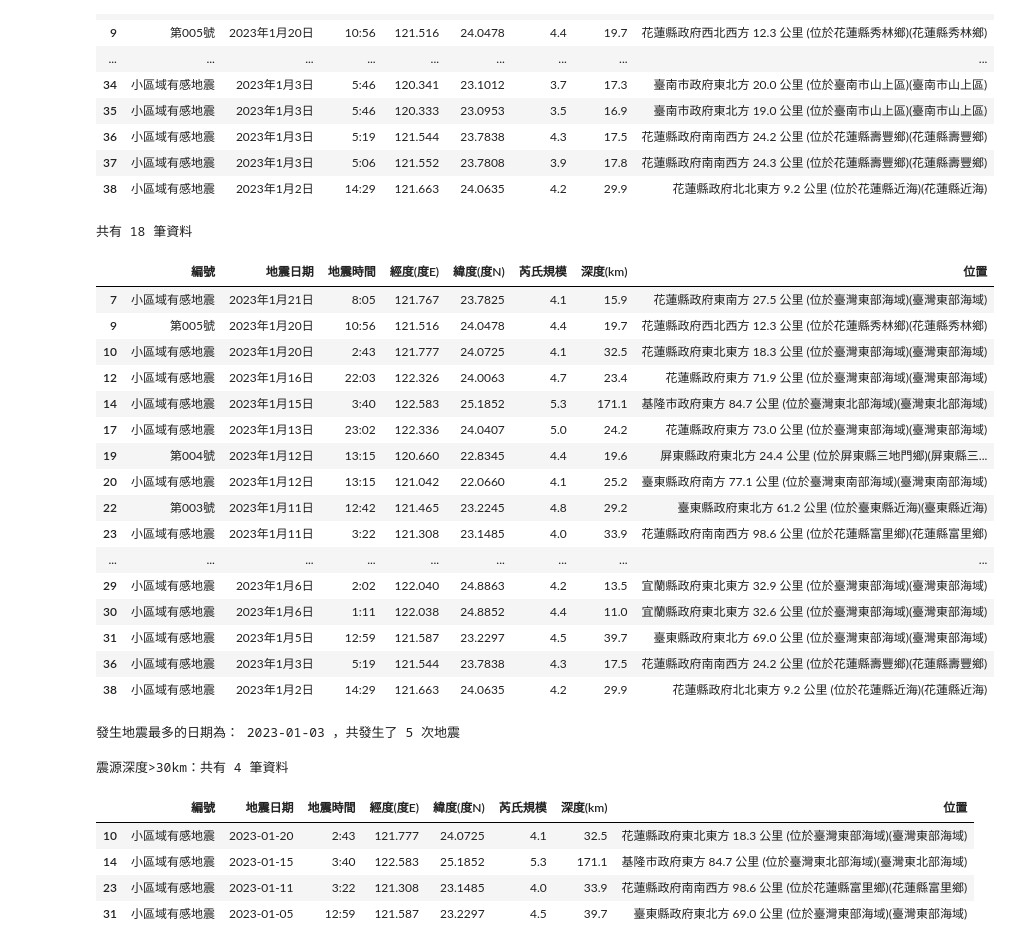
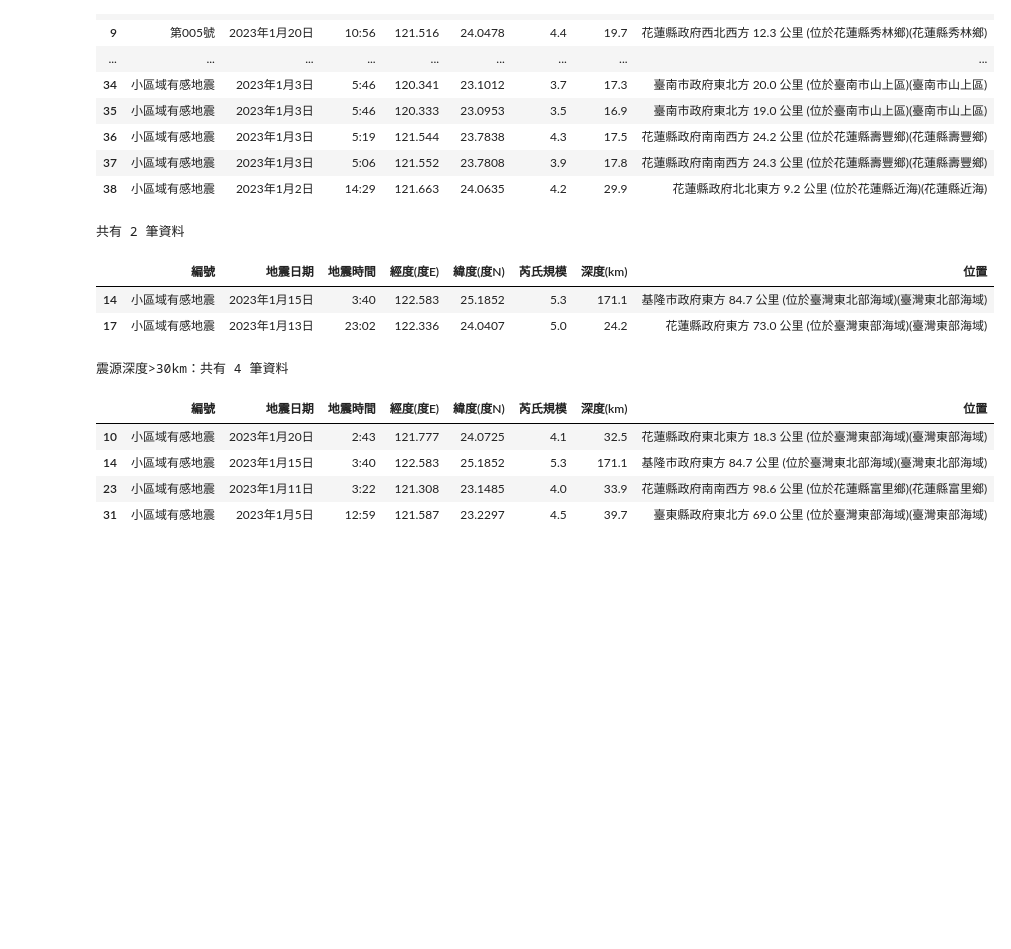
Before and after one commit to kuyuyu/PL, a Jupyter notebook: HW1/HW1.ipynb, the cells around one changed output. Cells and saved outputs as stored; diff of their text form; code cells hidden in the pictures; blank space fills up the shorter version.

```diff
--- a/HW1/HW1.ipynb
+++ b/HW1/HW1.ipynb
@@ -25,60 +25,33 @@ eq
 # %%
 #第一題
 #列出所有芮氏規模大於等於4的資料，並且回答共有幾筆
 
 #使用布林索引篩選資料
-Richter_scale = eq[eq['芮氏規模'] >= 4]
+Richter_scale = eq[eq['芮氏規模'] >= 5]
 
-#所有芮氏規模大於等於4的列數
+#所有芮氏規模大於等於5的列數
 Rs_rows = len(Richter_scale)
 
 print('共有',Rs_rows,'筆資料')
 Richter_scale
 # %% [output]
-共有 18 筆資料
+共有 2 筆資料
 |  | 編號 | 地震日期 | 地震時間 | 經度(度E) | 緯度(度N) | 芮氏規模 | 深度(km) | 位置 |
-| 7 | 小區域有感地震 | 2023年1月21日 | 8:05 | 121.767 | 23.7825 | 4.1 | 15.9 | 花蓮縣政府東南方 27.5 公里 (位於臺灣東部海域)(臺灣東部海域) |
-| 9 | 第005號 | 2023年1月20日 | 10:56 | 121.516 | 24.0478 | 4.4 | 19.7 | 花蓮縣政府西北西方 12.3 公里 (位於花蓮縣秀林鄉)(花蓮縣秀林鄉) |
-| 10 | 小區域有感地震 | 2023年1月20日 | 2:43 | 121.777 | 24.0725 | 4.1 | 32.5 | 花蓮縣政府東北東方 18.3 公里 (位於臺灣東部海域)(臺灣東部海域) |
-| 12 | 小區域有感地震 | 2023年1月16日 | 22:03 | 122.326 | 24.0063 | 4.7 | 23.4 | 花蓮縣政府東方 71.9 公里 (位於臺灣東部海域)(臺灣東部海域) |
 | 14 | 小區域有感地震 | 2023年1月15日 | 3:40 | 122.583 | 25.1852 | 5.3 | 171.1 | 基隆市政府東方 84.7 公里 (位於臺灣東北部海域)(臺灣東北部海域) |
 | 17 | 小區域有感地震 | 2023年1月13日 | 23:02 | 122.336 | 24.0407 | 5.0 | 24.2 | 花蓮縣政府東方 73.0 公里 (位於臺灣東部海域)(臺灣東部海域) |
-| 19 | 第004號 | 2023年1月12日 | 13:15 | 120.660 | 22.8345 | 4.4 | 19.6 | 屏東縣政府東北方 24.4 公里 (位於屏東縣三地門鄉)(屏東縣三... |
-| 20 | 小區域有感地震 | 2023年1月12日 | 13:15 | 121.042 | 22.0660 | 4.1 | 25.2 | 臺東縣政府南方 77.1 公里 (位於臺灣東南部海域)(臺灣東南部海域) |
-| 22 | 第003號 | 2023年1月11日 | 12:42 | 121.465 | 23.2245 | 4.8 | 29.2 | 臺東縣政府東北方 61.2 公里 (位於臺東縣近海)(臺東縣近海) |
-| 23 | 小區域有感地震 | 2023年1月11日 | 3:22 | 121.308 | 23.1485 | 4.0 | 33.9 | 花蓮縣政府南南西方 98.6 公里 (位於花蓮縣富里鄉)(花蓮縣富里鄉) |
-| ... | ... | ... | ... | ... | ... | ... | ... | ... |
-| 29 | 小區域有感地震 | 2023年1月6日 | 2:02 | 122.040 | 24.8863 | 4.2 | 13.5 | 宜蘭縣政府東北東方 32.9 公里 (位於臺灣東部海域)(臺灣東部海域) |
-| 30 | 小區域有感地震 | 2023年1月6日 | 1:11 | 122.038 | 24.8852 | 4.4 | 11.0 | 宜蘭縣政府東北東方 32.6 公里 (位於臺灣東部海域)(臺灣東部海域) |
-| 31 | 小區域有感地震 | 2023年1月5日 | 12:59 | 121.587 | 23.2297 | 4.5 | 39.7 | 臺東縣政府東北方 69.0 公里 (位於臺灣東部海域)(臺灣東部海域) |
-| 36 | 小區域有感地震 | 2023年1月3日 | 5:19 | 121.544 | 23.7838 | 4.3 | 17.5 | 花蓮縣政府南南西方 24.2 公里 (位於花蓮縣壽豐鄉)(花蓮縣壽豐鄉) |
-| 38 | 小區域有感地震 | 2023年1月2日 | 14:29 | 121.663 | 24.0635 | 4.2 | 29.9 | 花蓮縣政府北北東方 9.2 公里 (位於花蓮縣近海)(花蓮縣近海) |
-# %%
-#第二題
-#列出發生最多地震的一天，並且顯示共發生幾次
-
-eq['地震日期'] = pd.to_datetime(eq['地震日期'], format='%Y年%m月%d日') #將地震日期的欄位轉換為 Pandas 的日期時間格式，使用pd.to_datetime()
-                                                                     #欄位內有中文 format程式碼需打出年月日
-eq_count = eq.groupby('地震日期').size() #groupby對日期進行分組，將相同日期的地震事件放在同一個組裡
-                                        #size 方法計算每個組的大小，即每天發生地震的次數
-most_eqs_date = eq_count.idxmax() #找到發生地震次數最多的那一天
-                                  #idxmax會返回序列中值最大的元素對應的索引 (index)
-print('發生地震最多的日期為：', most_eqs_date.date(), '，共發生了', eq_count[most_eqs_date], '次地震')
-# %% [output]
-發生地震最多的日期為： 2023-01-03 ，共發生了 5 次地震
 # %%
-#第三題
+#第二題
 #問震源深度>30km，即列出除極淺地震外的其餘地震資料
 
 eq_depth = eq[eq['深度(km)']>30]
-eq_depth_total = len(eq_depth)
-print('震源深度>30km：共有',eq_depth_total,'筆資料')
+eq_depth_rows = len(eq_depth)
+print('震源深度>30km：共有',eq_depth_rows,'筆資料')
 eq_depth
 # %% [output]
 震源深度>30km：共有 4 筆資料
 |  | 編號 | 地震日期 | 地震時間 | 經度(度E) | 緯度(度N) | 芮氏規模 | 深度(km) | 位置 |
-| 10 | 小區域有感地震 | 2023-01-20 | 2:43 | 121.777 | 24.0725 | 4.1 | 32.5 | 花蓮縣政府東北東方 18.3 公里 (位於臺灣東部海域)(臺灣東部海域) |
-| 14 | 小區域有感地震 | 2023-01-15 | 3:40 | 122.583 | 25.1852 | 5.3 | 171.1 | 基隆市政府東方 84.7 公里 (位於臺灣東北部海域)(臺灣東北部海域) |
-| 23 | 小區域有感地震 | 2023-01-11 | 3:22 | 121.308 | 23.1485 | 4.0 | 33.9 | 花蓮縣政府南南西方 98.6 公里 (位於花蓮縣富里鄉)(花蓮縣富里鄉) |
-| 31 | 小區域有感地震 | 2023-01-05 | 12:59 | 121.587 | 23.2297 | 4.5 | 39.7 | 臺東縣政府東北方 69.0 公里 (位於臺灣東部海域)(臺灣東部海域) |
+| 10 | 小區域有感地震 | 2023年1月20日 | 2:43 | 121.777 | 24.0725 | 4.1 | 32.5 | 花蓮縣政府東北東方 18.3 公里 (位於臺灣東部海域)(臺灣東部海域) |
+| 14 | 小區域有感地震 | 2023年1月15日 | 3:40 | 122.583 | 25.1852 | 5.3 | 171.1 | 基隆市政府東方 84.7 公里 (位於臺灣東北部海域)(臺灣東北部海域) |
+| 23 | 小區域有感地震 | 2023年1月11日 | 3:22 | 121.308 | 23.1485 | 4.0 | 33.9 | 花蓮縣政府南南西方 98.6 公里 (位於花蓮縣富里鄉)(花蓮縣富里鄉) |
+| 31 | 小區域有感地震 | 2023年1月5日 | 12:59 | 121.587 | 23.2297 | 4.5 | 39.7 | 臺東縣政府東北方 69.0 公里 (位於臺灣東部海域)(臺灣東部海域) |
 # %%
```
Also changed, not shown: parts of 11 cells of this notebook.
